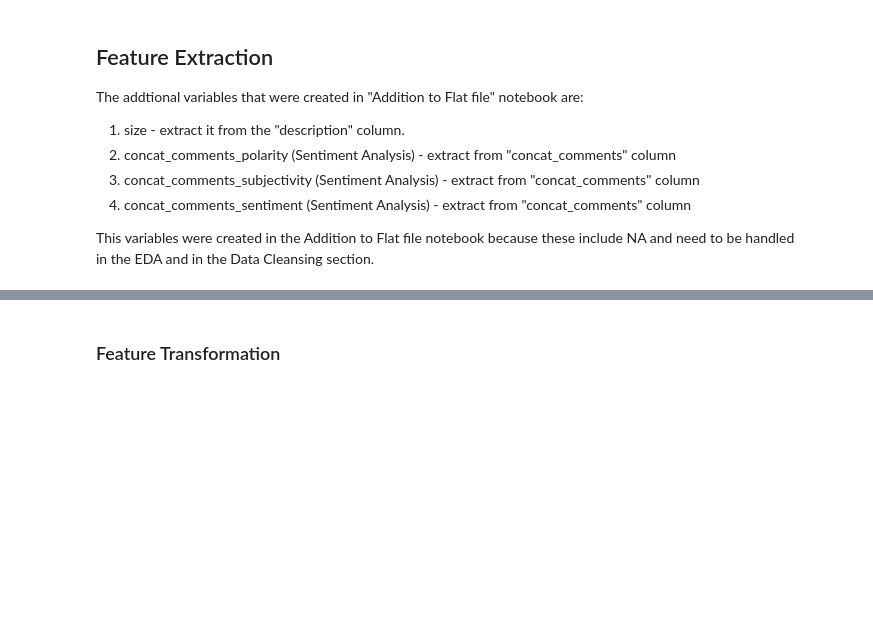
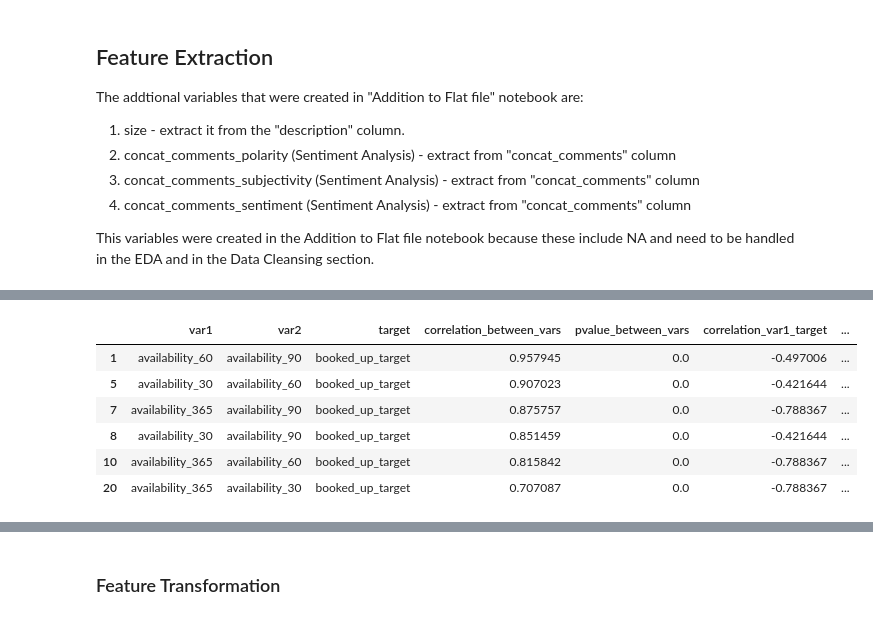
Before and after one commit to NaamaJan/airbnb-berlin-availability, a Jupyter notebook: Feature Enrichment and Selection.ipynb, the cells around one changed output, grey strips where cells are left out. Cells and saved outputs as stored; diff of their text form; code cells hidden in the pictures; blank space fills up the shorter version.

```diff
--- a/Feature Enrichment and Selection.ipynb
+++ b/Feature Enrichment and Selection.ipynb
@@ -109,0 +120,13 @@ dropping coulmns:  ['Unnamed: 0']
+# %%
+availability_columns = ['availability_30','availability_60', 'availability_90', 'availability_365']
+
+df_eda_numric_correlations[(df_eda_numric_correlations['var1'].isin(availability_columns)) &
+                           (df_eda_numric_correlations['var2'].isin(availability_columns))]
+# %% [output]
+|  | var1 | var2 | target | correlation_between_vars | pvalue_between_vars | correlation_var1_target | ... |
+| 1 | availability_60 | availability_90 | booked_up_target | 0.957945 | 0.0 | -0.497006 | ... |
+| 5 | availability_30 | availability_60 | booked_up_target | 0.907023 | 0.0 | -0.421644 | ... |
+| 7 | availability_365 | availability_90 | booked_up_target | 0.875757 | 0.0 | -0.788367 | ... |
+| 8 | availability_30 | availability_90 | booked_up_target | 0.851459 | 0.0 | -0.421644 | ... |
+| 10 | availability_365 | availability_60 | booked_up_target | 0.815842 | 0.0 | -0.788367 | ... |
+| 20 | availability_365 | availability_30 | booked_up_target | 0.707087 | 0.0 | -0.788367 | ... |
```
Also changed, not shown: parts of 40 cells of this notebook, 1 other file.
